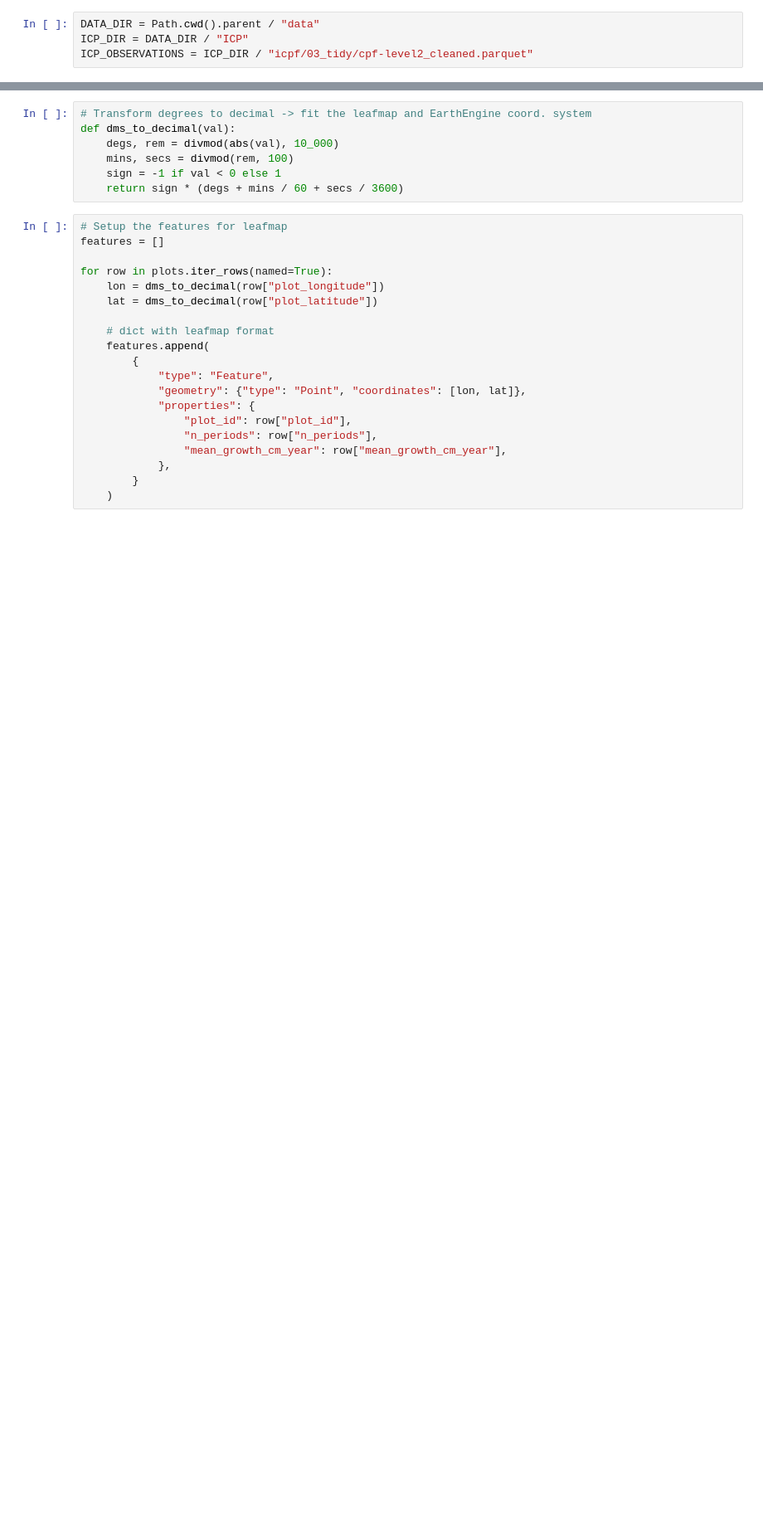
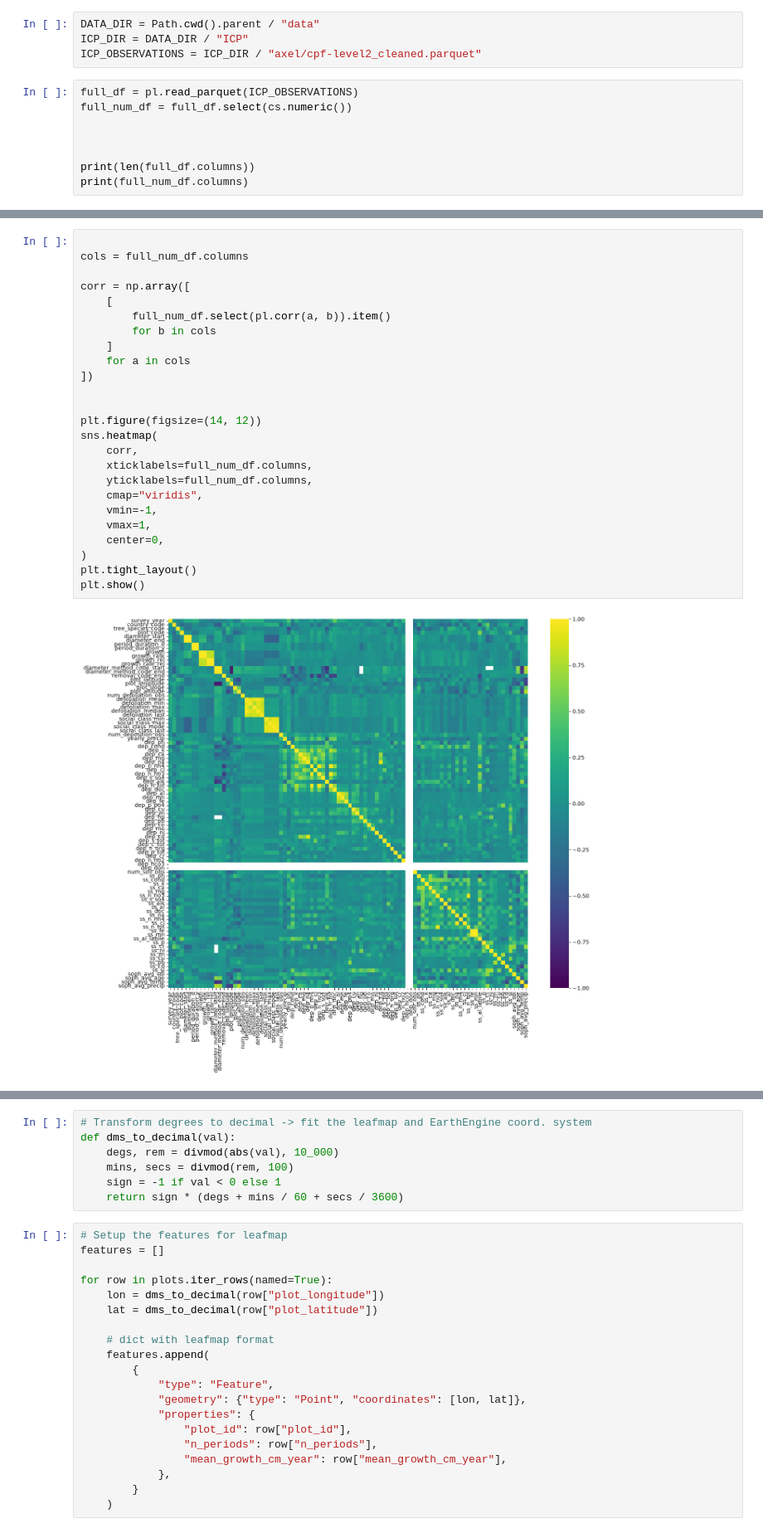
Before and after one commit to Zoatik/AlphaEarth-forestGrowth, a Jupyter notebook: src/ICP_playground.ipynb, the cells around one changed output, grey strips where cells are left out. Shown at 83% size. Saved outputs shown, nothing was run; the diff lists cells and outputs as text; blank space fills up the shorter version.

```diff
--- a/src/ICP_playground.ipynb
+++ b/src/ICP_playground.ipynb
@@ -8,4 +10,12 @@ import sys
 # %%
 DATA_DIR = Path.cwd().parent / "data"
 ICP_DIR = DATA_DIR / "ICP"
-ICP_OBSERVATIONS = ICP_DIR / "icpf/03_tidy/cpf-level2_cleaned.parquet"
+ICP_OBSERVATIONS = ICP_DIR / "axel/cpf-level2_cleaned.parquet"
+# %%
+full_df = pl.read_parquet(ICP_OBSERVATIONS)
+full_num_df = full_df.select(cs.numeric())
+
+
+
+print(len(full_df.columns))
+print(full_num_df.columns)
@@ -11,0 +25,27 @@ ICP_OBSERVATIONS = ICP_DIR / "icpf/03_tidy/cpf-level2_cleaned.parquet"
+# %%
+
+cols = full_num_df.columns
+
+corr = np.array([
+    [
+        full_num_df.select(pl.corr(a, b)).item()
+        for b in cols
+    ]
+    for a in cols
+])
+
+
+plt.figure(figsize=(14, 12))
+sns.heatmap(
+    corr,
+    xticklabels=full_num_df.columns,
+    yticklabels=full_num_df.columns,
+    cmap="viridis",
+    vmin=-1,
+    vmax=1,
+    center=0,
+)
+plt.tight_layout()
+plt.show()
+# %% [output]
+[figure, added]
```
Also changed, not shown: parts of 8 cells of this notebook, 2 other files.
